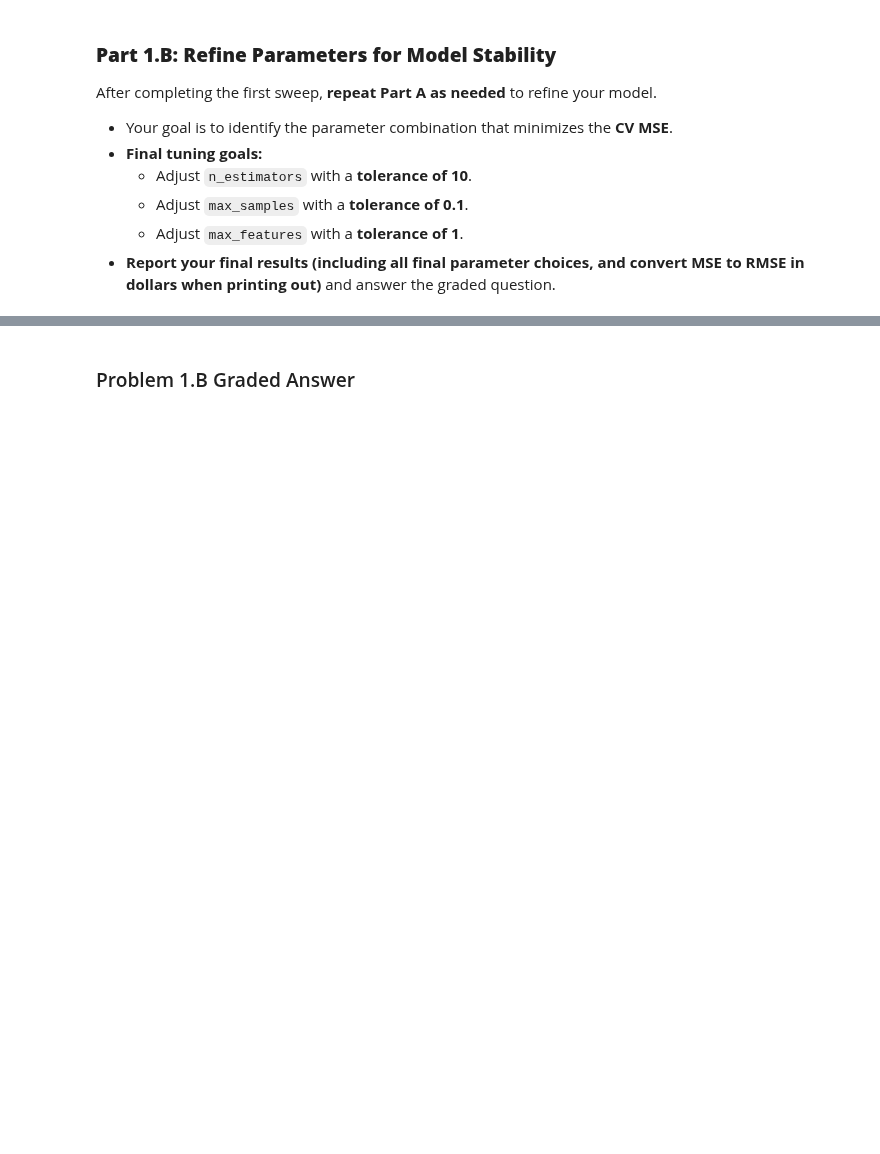
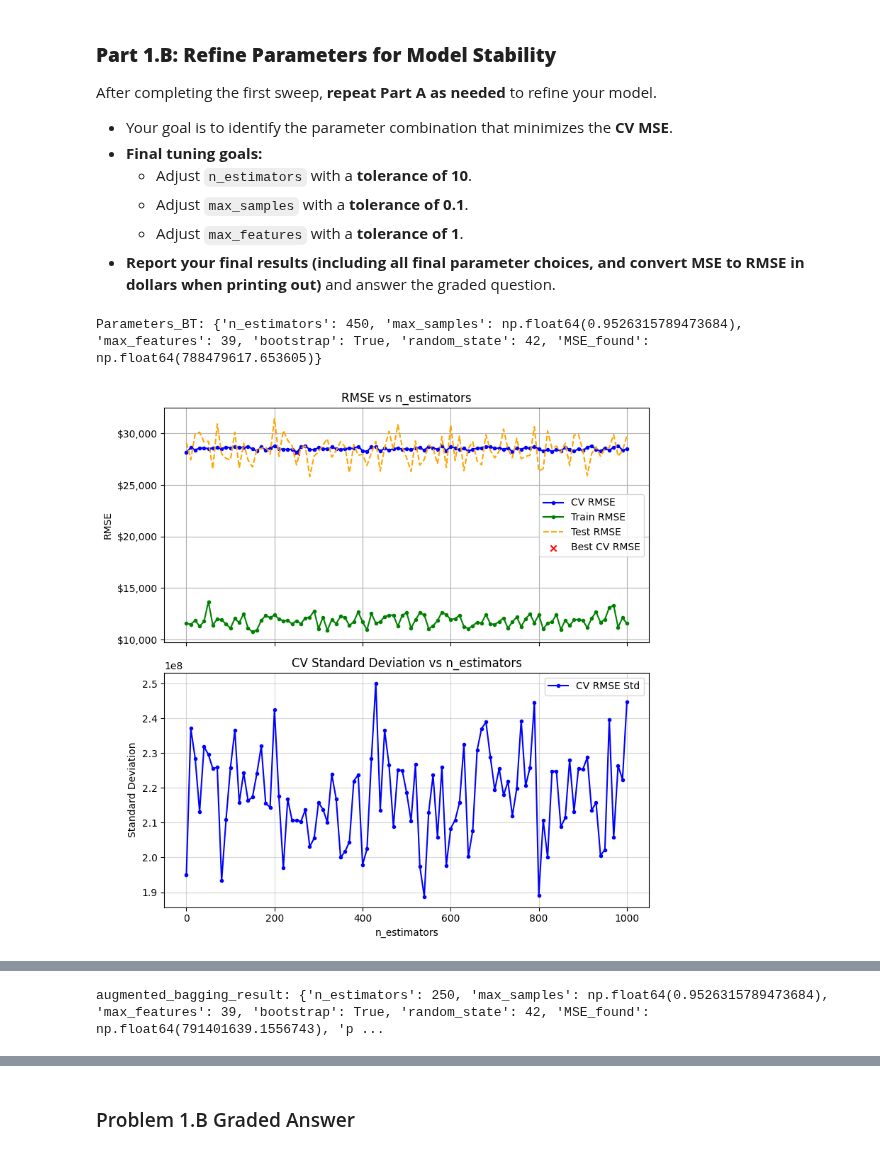
Before and after one commit to SergeyNelyapenkoBU/Module-3-Assignments, a Jupyter notebook: Homework_07.ipynb, the cells around one changed output, grey strips where cells are left out. Saved outputs shown, nothing was run; the diff lists cells and outputs as text; code cells hidden in the pictures; blank space fills up the shorter version.

```diff
--- a/Homework_07.ipynb
+++ b/Homework_07.ipynb
@@ -509,0 +512,33 @@ After completing the first sweep, **repeat Part A as needed** to refine your mod
+# %%
+# Get best parameters from Part A:
+Parameters_BT = results_list[results_df['RMSE_found'].idxmin()].copy()
+print(f"Parameters_BT: {Parameters_BT}")
+# %% [output]
+Parameters_BT: {'n_estimators': 450, 'max_samples': np.float64(0.9526315789473684), 'max_features': 39, 'bootstrap': True, 'random_state': 42, 'MSE_found': np.float64(788479617.653605)}
+# %%
+# Your code here:
+
+# Set variables:
+part_name = '1.B'
+param = 'n_estimators'
+parameter_list = range(0,1001,10)
+model = BaggingRegressor()
+default_parameters = Parameters_BT.copy()
+
+# Run bagging:
+bagging_result = sweep_parameter(model=model,
+                                    Parameters=default_parameters,
+                                    param = param,
+                                    parameter_list = parameter_list,
+                                    X_train          = X_train,
+                                    y_train          = y_train,
+                                    X_test           = X_test,
+                                    y_test           = y_test,
+                                    verbose          = True,
+                                    show_rmse        = True,
+                                    n_iter_no_change = None,
+                                    delta            = 0.001,
+                                    n_jobs           = -1,
+                                    n_repeats        = 10)
+# %% [output]
+[figure, added]
@@ -509,0 +546,11 @@ After completing the first sweep, **repeat Part A as needed** to refine your mod
+# %%
+# Set variables:
+augmented_bagging_result = bagging_result.copy()
+Parameters_BT = bagging_result.copy()
+augmented_bagging_result['param'] = param
+augmented_bagging_result['part_name'] = part_name
+augmented_bagging_result['RMSE_found'] = np.sqrt(bagging_result['MSE_found'])
+augmented_bagging_result_list.append(augmented_bagging_result)
+print(f"augmented_bagging_result: {augmented_bagging_result}")
+# %% [output]
+augmented_bagging_result: {'n_estimators': 250, 'max_samples': np.float64(0.9526315789473684), 'max_features': 39, 'bootstrap': True, 'random_state': 42, 'MSE_found': np.float64(791401639.1556743), 'p ...
```
Also changed, not shown: parts of 25 cells of this notebook.
